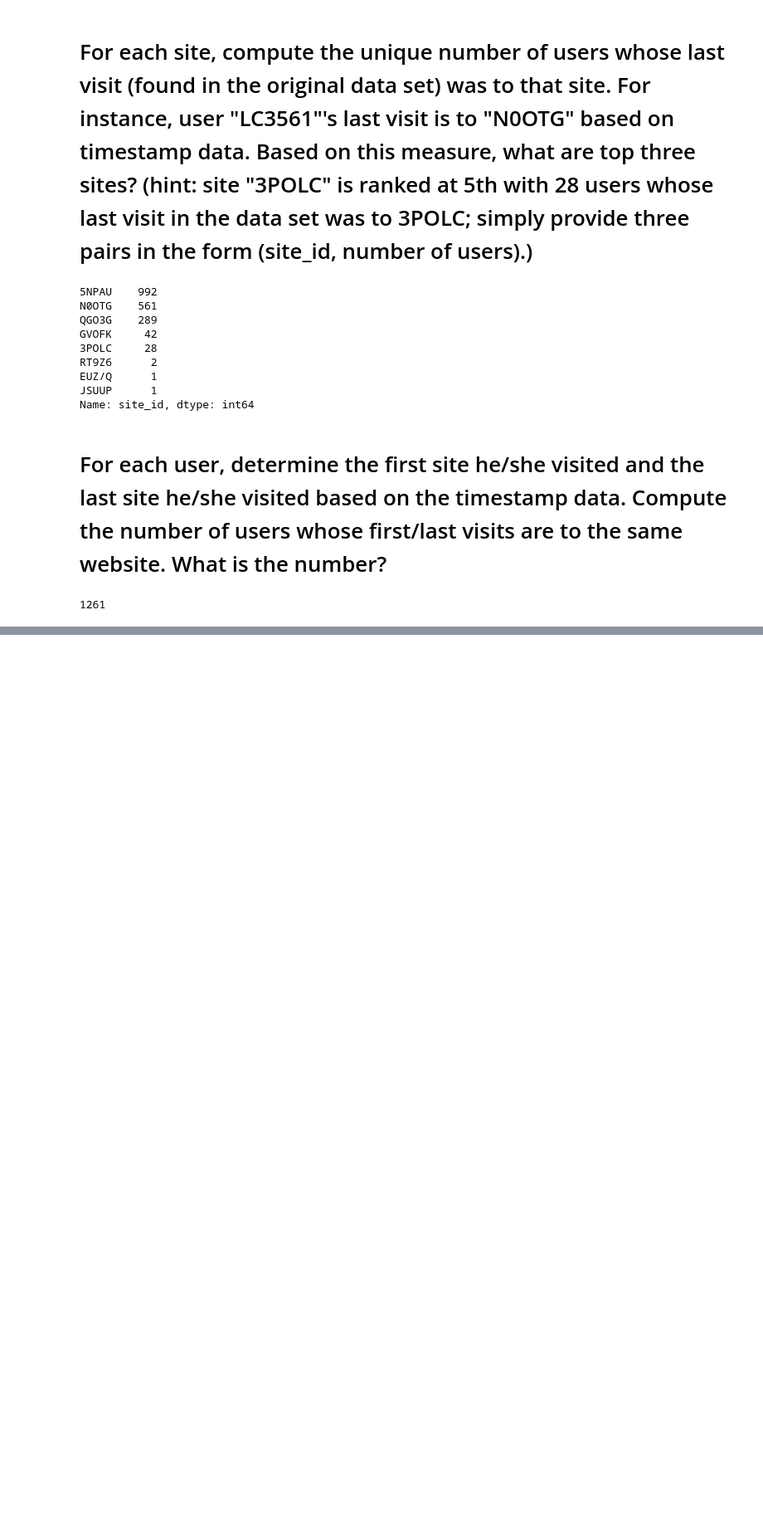
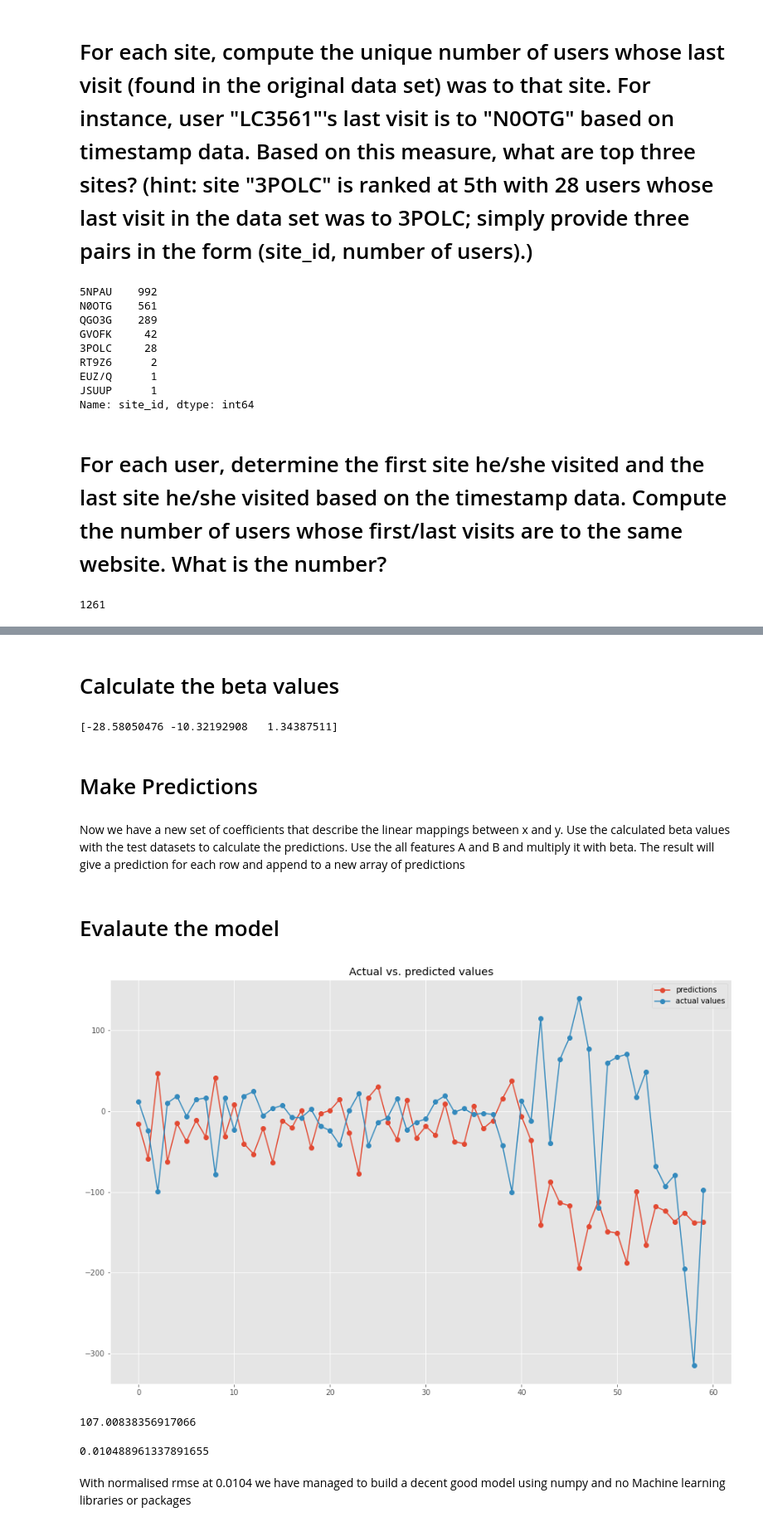
Before and after one commit to Abhiolar/MOLOCO-ds, a Jupyter notebook: MOLOCO_DS.ipynb, the cells around one changed output, grey strips where cells are left out. Shown at 83% size. Cells and saved outputs as stored; diff of their text form; code cells hidden in the pictures; blank space fills up the shorter version.

```diff
--- a/MOLOCO_DS.ipynb
+++ b/MOLOCO_DS.ipynb
@@ -121,0 +198,78 @@ same_website.user_id.nunique()
+# %% [markdown]
+# Calculate the beta values
+# %%
+# Calculate Xt.X and Xt.y for beta = (XT . X)-1 . XT . y
+Xt = np.transpose(x_train)
+XtX = np.dot(Xt,x_train)
+Xty = np.dot(Xt,y_train)
+
+# Calculate inverse of Xt.X
+XtX_inv = np.linalg.inv(XtX)
+
+# Take the dot product of XtX_inv with Xty to compute beta
+beta = XtX_inv.dot(Xty)
+
+# Print the values of computed beta
+print(beta)
+# %% [output]
+[-28.58050476 -10.32192908   1.34387511]
+# %% [markdown]
+# Make Predictions
+# %% [markdown]
+Now we have a new set of coefficients that describe the linear mappings
+between x and y. Use the calculated beta values with the test datasets to calculate the predictions. Use the all features A and B and multiply it with beta.
+The result will give a prediction for each row and append to a new array of predictions
+# %%
+"""Create a new empty list (y_pred) for saving predictions
+
+  For each row of x_test, take the dot product of the row with beta to calculate
+  the prediction for that row"""
+
+"""Append the predictions to y_pred
+
+   Print the new set of predictions"""
+
+# Calculate and print predictions for each row of X_test
+y_pred = []
+for row in x_test:
+    pred = row.dot(beta)
+    y_pred.append(pred)
+# %% [markdown]
+# Evalaute the model
+# %%
+"""The model can now use the beta value to predict the values in C as
+   a fucntion of A and B as the input features"""
+
+# Plot predicted and actual values as line plots
+import matplotlib.pyplot as plt
+%matplotlib inline
+from pylab import rcParams
+rcParams['figure.figsize'] = 15, 10
+plt.style.use('ggplot')
+
+plt.plot(y_pred, linestyle='-', marker='o', label='predictions')
+plt.plot(y_test, linestyle='-', marker='o', label='actual values')
+plt.title('Actual vs. predicted values')
+plt.legend()
+plt.show()
+# %% [output]
+[figure, added]
+# %%
+# Calculate RMSE value
+err = []
+for pred,actual in zip(y_pred,y_test):
+    sq_err = (pred - actual) ** 2
+    err.append(sq_err)
+mean_sq_err = np.array(err).mean()
+root_mean_sq_err = np.sqrt(mean_sq_err)
+root_mean_sq_err
+# %% [output]
+107.00838356917066
+# %%
+#calculate the normalised_rmse
+root_mean_sq_err/(y_train.max() - y_train.min())
+# %% [output]
+0.010488961337891655
+# %% [markdown]
+With normalised rmse at 0.0104 we have managed to build a decent good model using numpy and
+   no Machine learning libraries or packages
```
Also changed, not shown: parts of 8 cells of this notebook.
